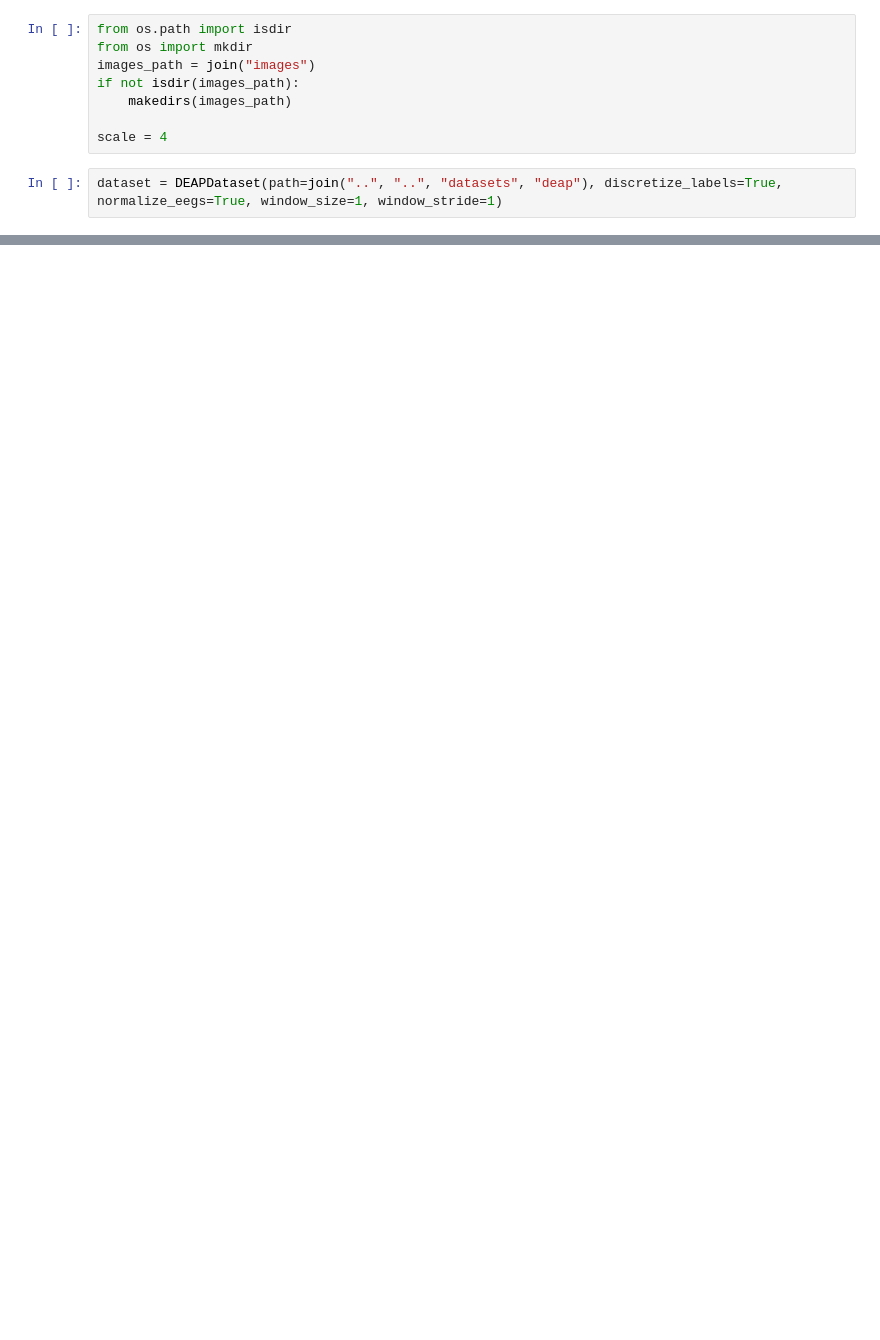
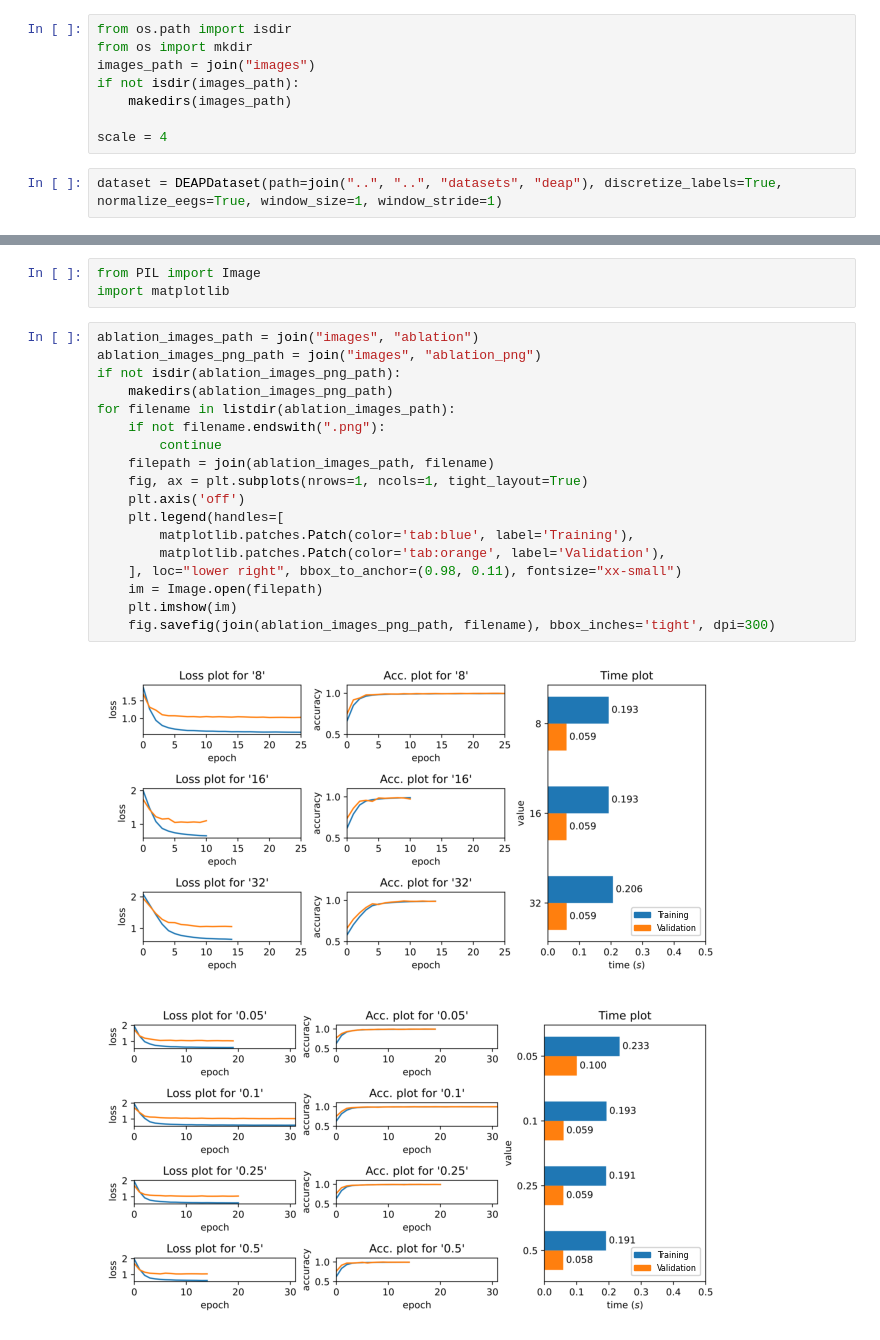
Before and after one commit to rom42pla/sateer, a Jupyter notebook: paper_images.ipynb, the cells around one changed output, grey strips where cells are left out. Saved outputs shown, nothing was run; the diff lists cells and outputs as text; blank space fills up the shorter version.

```diff
--- a/paper_images.ipynb
+++ b/paper_images.ipynb
@@ -81,0 +85,24 @@ torch.Size([32, 16, 6, 32])
+# %%
+from PIL import Image
+import matplotlib
+# %%
+ablation_images_path = join("images", "ablation")
+ablation_images_png_path = join("images", "ablation_png")
+if not isdir(ablation_images_png_path):
+    makedirs(ablation_images_png_path)
+for filename in listdir(ablation_images_path):
+    if not filename.endswith(".png"):
+        continue
+    filepath = join(ablation_images_path, filename)
+    fig, ax = plt.subplots(nrows=1, ncols=1, tight_layout=True)
+    plt.axis('off')
+    plt.legend(handles=[
+        matplotlib.patches.Patch(color='tab:blue', label='Training'),
+        matplotlib.patches.Patch(color='tab:orange', label='Validation'),
+    ], loc="lower right", bbox_to_anchor=(0.98, 0.11), fontsize="xx-small")
+    im = Image.open(filepath)
+    plt.imshow(im)
+    fig.savefig(join(ablation_images_png_path, filename), bbox_inches='tight', dpi=300)
+# %% [output]
+[figure, added]
+[figure, added]
```
Also changed, not shown: parts of 13 cells of this notebook, 21 other files.
